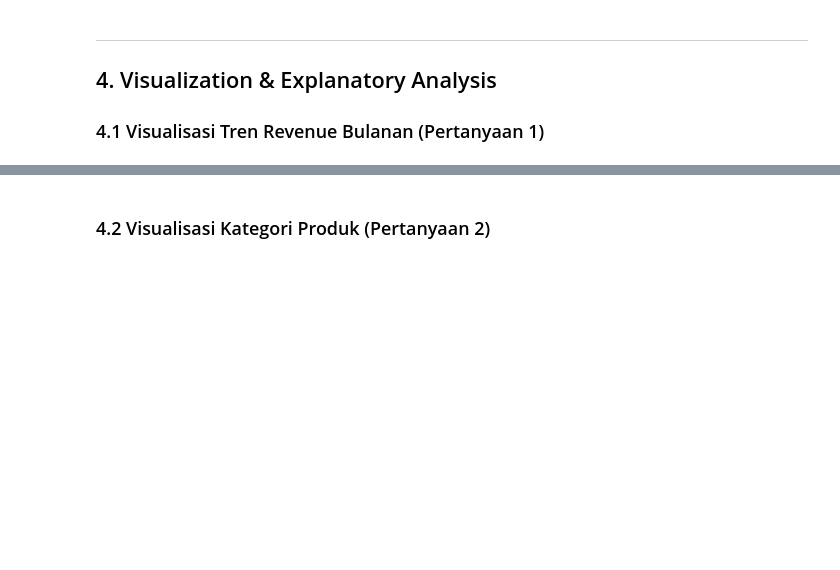
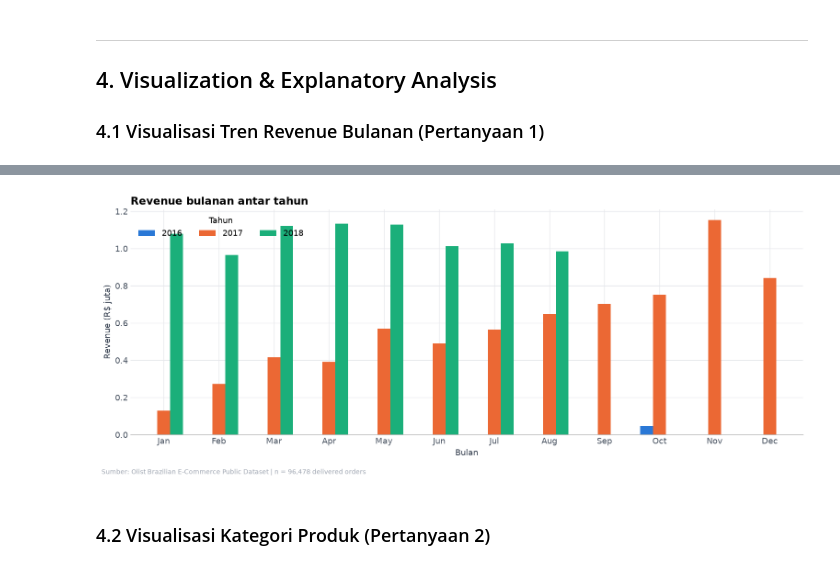
Before and after one commit to itsnisa/Submission_FAD, a Jupyter notebook: notebook.ipynb, the cells around one changed output, grey strips where cells are left out. Drawn from its saved outputs; the diff is of its cells as text; code cells hidden in the pictures; blank space fills up the shorter version.

```diff
--- a/notebook.ipynb
+++ b/notebook.ipynb
@@ -585,18 +598,23 @@ plt.show()
 # %%
+monthly_rev['year'] = monthly_rev['year_month_dt'].dt.year
+monthly_rev['month'] = monthly_rev['year_month_dt'].dt.month
+
 yoy = monthly_rev.pivot_table(index='month', columns='year', values='revenue', aggfunc='sum').div(1e6)
 fig, ax = plt.subplots(figsize=(13, 5.5))
 yoy.plot(kind='bar', ax=ax,
          color=[PALETTE[i] for i, _ in enumerate(yoy.columns)],
          edgecolor='white', linewidth=0, width=0.7)
 ax.set_title('Revenue bulanan antar tahun', loc='left')
 ax.set_xlabel('Bulan')
 ax.set_ylabel('Revenue (R$ juta)')
 ax.set_xticklabels(['Jan','Feb','Mar','Apr','May','Jun','Jul','Aug','Sep','Oct','Nov','Dec'], rotation=0)
 ax.legend(title='Tahun', ncol=len(yoy.columns), loc='upper left')
 add_source(fig, f"Sumber: Olist Brazilian E-Commerce Public Dataset | n = {len(delivered_orders):,} delivered orders")
 fig.tight_layout(rect=[0, 0.04, 1, 0.96])
 fig.savefig('yoy_revenue.png', dpi=200, bbox_inches='tight')
 plt.show()
+# %% [output]
+[figure, added]
 # %% [markdown]
 ### 4.2 Visualisasi Kategori Produk (Pertanyaan 2)
 # %%
```
Also changed, not shown: parts of 8 cells of this notebook, 9 other files.
